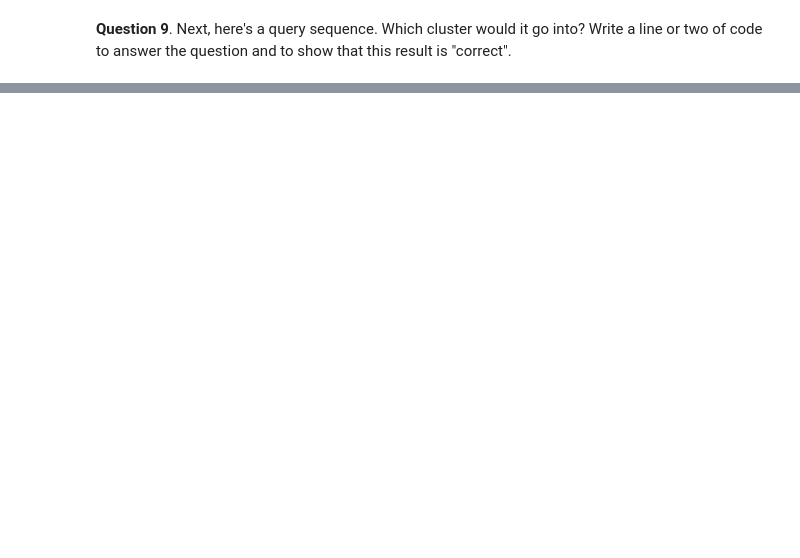
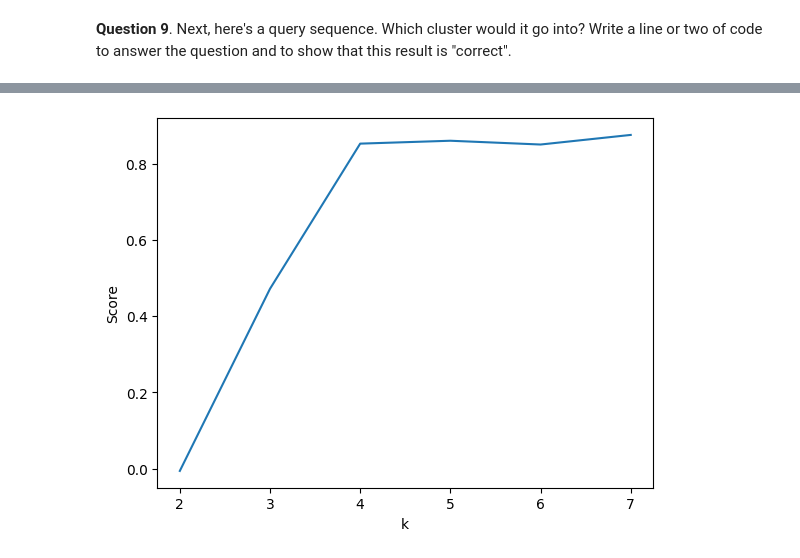
Before and after one commit to Verdagio/CT5148_assignment2, a Jupyter notebook: Assignment_2.ipynb, the cells around one changed output, grey strips where cells are left out. Saved outputs shown, nothing was run; the diff lists cells and outputs as text; code cells hidden in the pictures; blank space fills up the shorter version.

```diff
--- a/Assignment_2.ipynb
+++ b/Assignment_2.ipynb
@@ -472,3 +537,14 @@ Q = [[0, 2, 1, 0, 1, 2, 0, 1, 2]]
 # %%
 # YOUR CODE HERE
 # my code is ~ 5 lines
+scores = []
+for i in range(2,8):
+    nk = NGramsKClusters(n_clusters=2, ngram_len=i).fit(X)
+    scores.insert(0,nk.score_)
+
+plt.plot(range(2,8), scores)
+plt.ylabel('Score')
+plt.xlabel('k')
+plt.show()
+# %% [output]
+[figure, added]
```
Also changed, not shown: parts of 8 cells of this notebook.
